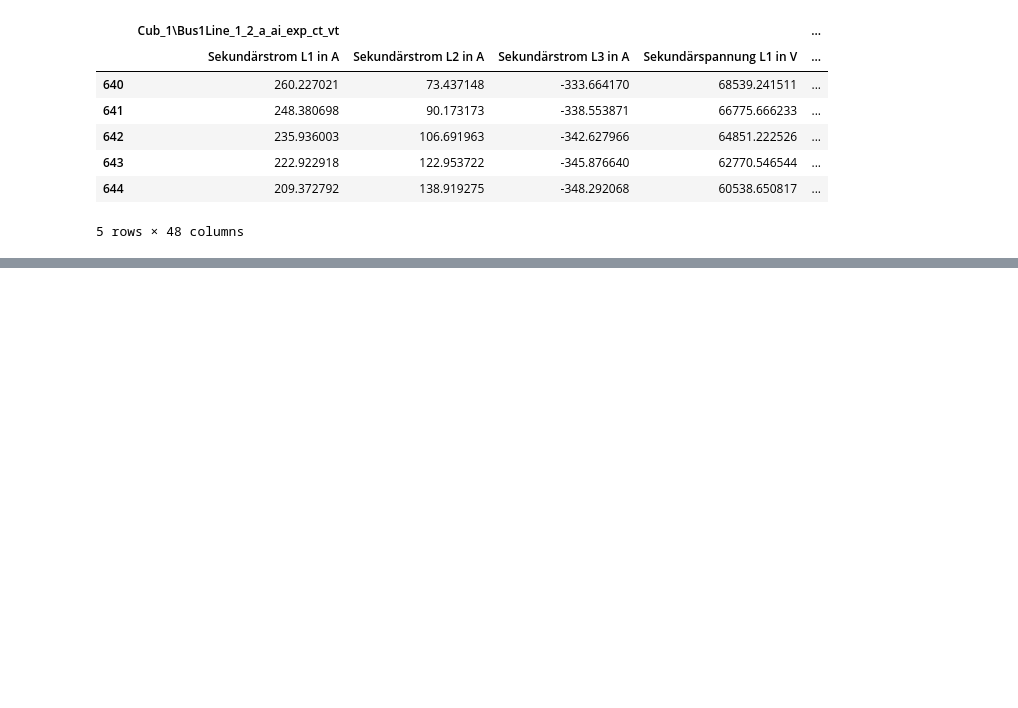
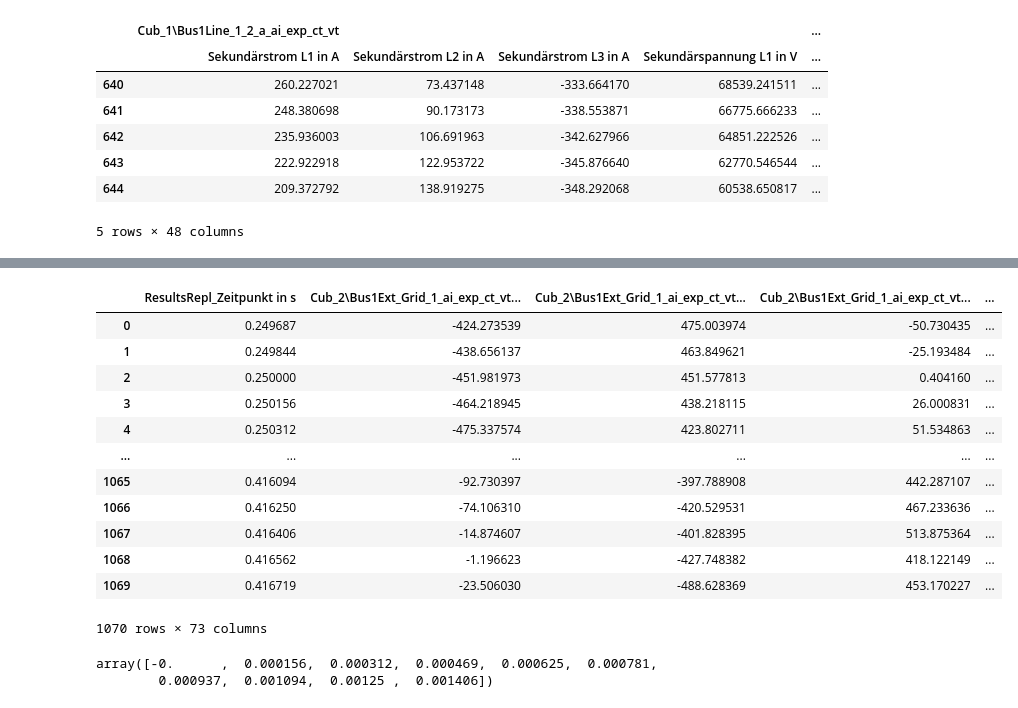
Before and after one commit to sagar-crypto/research_project_PR_labs, a Jupyter notebook: initial_analysis.ipynb, the cells around one changed output, grey strips where cells are left out. Drawn from its saved outputs; the diff is of its cells as text; code cells hidden in the pictures; blank space fills up the shorter version.

```diff
--- a/initial_analysis.ipynb
+++ b/initial_analysis.ipynb
@@ -167,0 +196,27 @@ Filtered shape: (6401, 48)
+# %%
+df = pd.read_parquet("/home/vault/iwi5/iwi5305h/fault_snippet/fault_14ms.parquet")
+df
+# %% [output]
+|  | ResultsRepl_Zeitpunkt in s | Cub_2\Bus1Ext_Grid_1_ai_exp_ct_vt... | Cub_2\Bus1Ext_Grid_1_ai_exp_ct_vt... | Cub_2\Bus1Ext_Grid_1_ai_exp_ct_vt... | ... |
+| 0 | 0.249687 | -424.273539 | 475.003974 | -50.730435 | ... |
+| 1 | 0.249844 | -438.656137 | 463.849621 | -25.193484 | ... |
+| 2 | 0.250000 | -451.981973 | 451.577813 | 0.404160 | ... |
+| 3 | 0.250156 | -464.218945 | 438.218115 | 26.000831 | ... |
+| 4 | 0.250312 | -475.337574 | 423.802711 | 51.534863 | ... |
+| ... | ... | ... | ... | ... | ... |
+| 1065 | 0.416094 | -92.730397 | -397.788908 | 442.287107 | ... |
+| 1066 | 0.416250 | -74.106310 | -420.529531 | 467.233636 | ... |
+| 1067 | 0.416406 | -14.874607 | -401.828395 | 513.875364 | ... |
+| 1068 | 0.416562 | -1.196623 | -427.748382 | 418.122149 | ... |
+| 1069 | 0.416719 | -23.506030 | -488.628369 | 453.170227 | ... |
+1070 rows × 73 columns
+# %%
+if isinstance(df.columns, pd.MultiIndex):
+    df.columns = df.columns.get_level_values(1)
+col_name = df.columns[0]            # e.g. 'Zeitpunkt in s'
+first_col_series = df[col_name]     # equivalent to df['Zeitpunkt in s']
+first_col_values = first_col_series.values
+first_col_values[:10]
+# %% [output]
+array([-0.      ,  0.000156,  0.000312,  0.000469,  0.000625,  0.000781,
+        0.000937,  0.001094,  0.00125 ,  0.001406])
```
Also changed, not shown: parts of 3 cells of this notebook, 12 other files.
